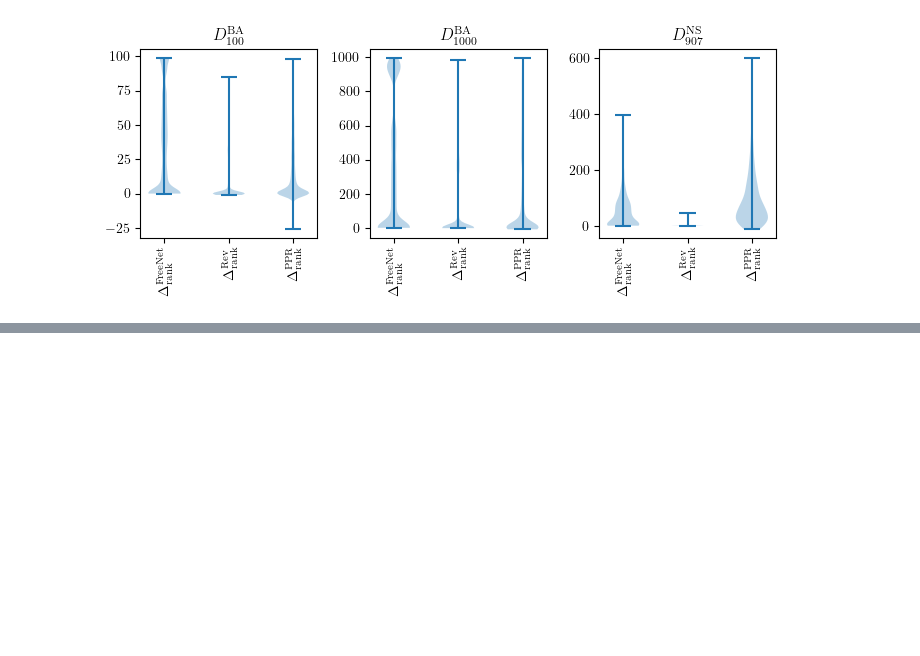
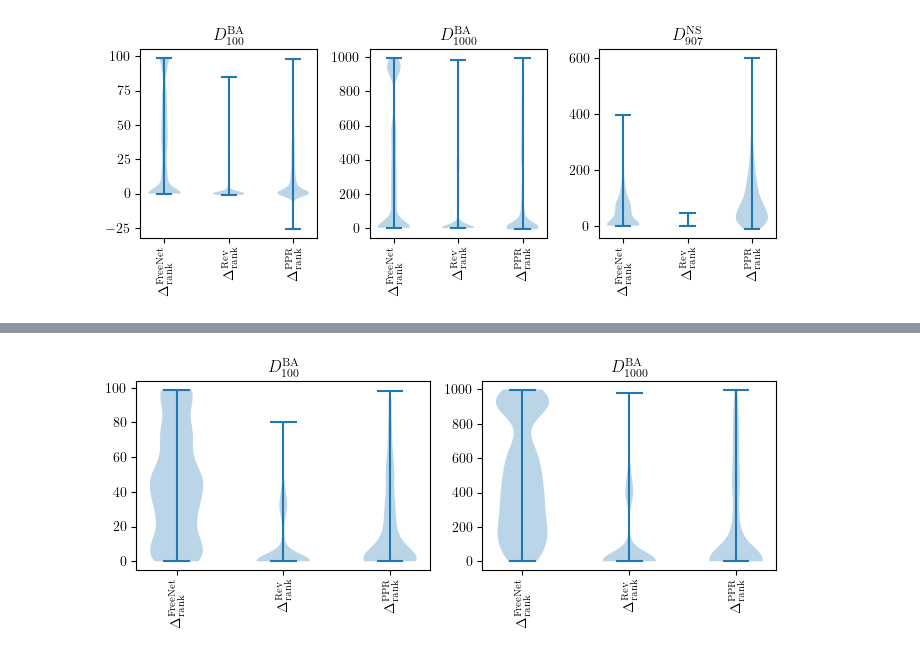
Before and after one commit to Poutchy/temp, a Jupyter notebook: all.ipynb, the cells around one changed output, grey strips where cells are left out. Drawn from its saved outputs; the diff is of its cells as text; code cells hidden in the pictures; blank space fills up the shorter version.

```diff
--- a/all.ipynb
+++ b/all.ipynb
@@ -20,6 +20,9 @@ def set_dataset(filename):
 data = set_dataset("data")
 bdata = set_dataset("bdata")
 rdata = set_dataset("rdata")
+idata = set_dataset("idata/_")
+ibdata = set_dataset("idata/b")
+# irdata = set_dataset("idata/r")
 # %%
 data[data.dist_victim_relayer>=0][data.FreeNet_delta_ranks>=0][data.Reversed_delta_ranks>=0][data.Random_delta_ranks>=0].boxplot(column=['FreeNet_delta_ranks', 'Reversed_delta_ranks', 'Random_delta_ranks'])
 plt.show()
@@ -277,0 +281,94 @@ plt.show()
+# %%
+# Plot
+# fig, axes = plt.subplots(1, 3, figsize=(7, 3))
+fig, axes = plt.subplots(1, 2, figsize=(7, 3))
+
+# idata.boxplot(column=['FreeNet_delta_ranks','Reversed_delta_ranks','Random_delta_ranks'],ax=axes[0])
+axes[0].violinplot(
+    [
+        idata.FreeNet_delta_ranks,
+        idata.Reversed_delta_ranks,
+        idata.Random_delta_ranks
+    ],
+    # tick_labels = [
+    #     "$\Delta^{\mathrm{FreeNet}}_{\mathrm{rank}}$",
+    #     "$\Delta^{\mathrm{Rev}}_{\mathrm{rank}}$",
+    #     "$\Delta^{\mathrm{PPR}}_{\mathrm{rank}}$",
+    # ],
+)
+axes[0].set_xticks([1, 2, 3])
+axes[0].set_xticklabels(
+    [
+
+        "$\Delta^{\mathrm{FreeNet}}_{\mathrm{rank}}$",
+        "$\Delta^{\mathrm{Rev}}_{\mathrm{rank}}$",
+        "$\Delta^{\mathrm{PPR}}_{\mathrm{rank}}$",
+    ],
+)
+axes[0].set_title("$D^\mathrm{BA}_{100}$")
+axes[0].tick_params(axis='x', labelrotation=90)
+
+
+# ibdata.boxplot(column=['FreeNet_delta_ranks','Reversed_delta_ranks','Random_delta_ranks'],ax=axes[1])
+axes[1].violinplot(
+    [
+        ibdata.FreeNet_delta_ranks,
+        ibdata.Reversed_delta_ranks,
+        ibdata.Random_delta_ranks
+    ],
+    # tick_labels = [
+    #     "$\Delta^{\mathrm{FreeNet}}_{\mathrm{rank}}$",
+    #     "$\Delta^{\mathrm{Rev}}_{\mathrm{rank}}$",
+    #     "$\Delta^{\mathrm{PPR}}_{\mathrm{rank}}$",
+    # ],
+)
+axes[1].set_xticks([1, 2, 3])
+axes[1].set_xticklabels(
+    [
+
+        "$\Delta^{\mathrm{FreeNet}}_{\mathrm{rank}}$",
+        "$\Delta^{\mathrm{Rev}}_{\mathrm{rank}}$",
+        "$\Delta^{\mathrm{PPR}}_{\mathrm{rank}}$",
+    ],
+)
+axes[1].set_title("$D^\mathrm{BA}_{1000}$")
+axes[1].tick_params(axis='x', labelrotation=90)
+
+
+# axes[2].violinplot(
+#     [
+#         irdata.FreeNet_delta_ranks,
+#         irdata.Reversed_delta_ranks,
+#         irdata.Random_delta_ranks
+#     ],
+#     # tick_labels = [
+#     #     "$\Delta^{\mathrm{FreeNet}}_{\mathrm{rank}}$",
+#     #     "$\Delta^{\mathrm{Rev}}_{\mathrm{rank}}$",
+#     #     "$\Delta^{\mathrm{PPR}}_{\mathrm{rank}}$",
+#     # ],
+# )
+# axes[2].set_xticks([1, 2, 3])
+# axes[2].set_xticklabels(
+#     [
+
+#         "$\Delta^{\mathrm{FreeNet}}_{\mathrm{rank}}$",
+#         "$\Delta^{\mathrm{Rev}}_{\mathrm{rank}}$",
+#         "$\Delta^{\mathrm{PPR}}_{\mathrm{rank}}$",
+#     ],
+# )
+# axes[2].set_title("$D^\mathrm{NS}_{907}$")
+# axes[2].tick_params(axis='x', labelrotation=90)
+
+# irdata.boxplot(column=['FreeNet_delta_ranks','Reversed_delta_ranks','Random_delta_ranks'],ax=axes[2])
+# axes[2].set_title("Third graph computation")
+# axes[2].tick_params(axis='x', labelrotation=90)
+
+# --- Right: Weak scaling ---
+
+# Final formatting
+plt.tight_layout()
+
+plt.savefig("plots/all.pdf")
+plt.show()
+# %% [output]
+[figure, added]
```
Also changed, not shown: parts of 1 cell of this notebook, 5 other files.
